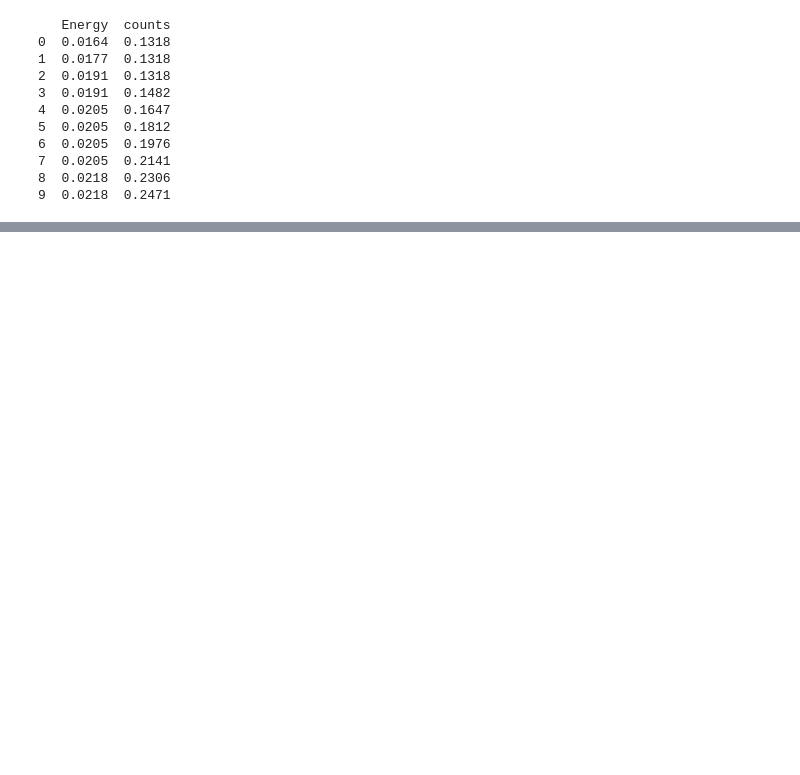
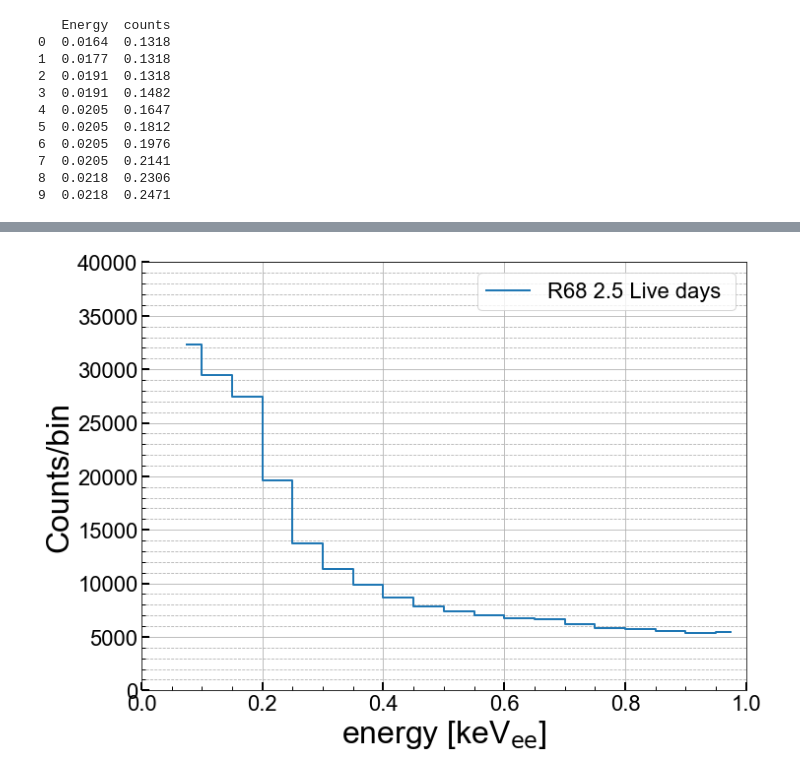
Before and after one commit to villano-lab/thermal-flux_paper2023, a Jupyter notebook: DAMIC/preliminary_plots.ipynb, the cells around one changed output, grey strips where cells are left out. Cells and saved outputs as stored; diff of their text form; code cells hidden in the pictures; blank space fills up the shorter version.

```diff
--- a/DAMIC/preliminary_plots.ipynb
+++ b/DAMIC/preliminary_plots.ipynb
@@ -298,0 +398,49 @@ plt.show()
+# %%
+##############
+
+#Rebinning
+fig,axes = plt.subplots(1,1,figsize=(11.0,8.0),sharex=True)
+ax1 = axes
+
+Emax1 = 1000 #eVee
+Ebins1=np.linspace(0,Emax,21) #I changed E max from 2000 to 1000 to make the x axis of the two plots line up
+Ebins_ctr1=(Ebins1[:-1]+Ebins1[1:])/2
+Efit_min1=50#[eVee]
+Efit_max1=1000#[eVee]
+spec_bounds1=(np.digitize(Efit_min1,Ebins1)-1,np.digitize(Efit_max1,Ebins1)-1)
+
+Ebins_ctr1[slice(*spec_bounds)].shape
+
+cthresh1=Ebins_ctr1>=50 #Only plot hists above threshold
+
+c_stat1,dc_stat1=spec.doBkgSub(r68.load_measured(verbose=False), Ebins1, Efit_min1, Efit_max1, doEffsyst=False, doBurstLeaksyst=False, output='counts')
+c_syst,dc_syst=spec.doBkgSub(r68.load_measured(verbose=False), Ebins1, Efit_min1, Efit_max1, doEffsyst=True, doBurstLeaksyst=False, output='counts')
+c_syst2,dc_syst2=spec.doBkgSub(r68.load_measured(verbose=False), Ebins1, Efit_min1, Efit_max1, doEffsyst=True, doBurstLeaksyst=True, output='counts')
+
+r_stat1,dr_stat1=spec.doBkgSub(r68.load_measured(verbose=False), Ebins1, Efit_min1, Efit_max1, doEffsyst=False, doBurstLeaksyst=False, output='reco-rate')
+r_syst1,dr_syst1=spec.doBkgSub(r68.load_measured(verbose=False), Ebins1, Efit_min1, Efit_max1, doEffsyst=True, doBurstLeaksyst=False, output='reco-rate')
+r_syst2_1,dr_syst2_1=spec.doBkgSub(r68.load_measured(verbose=False), Ebins1, Efit_min1, Efit_max1, doEffsyst=True, doBurstLeaksyst=True, output='reco-rate')
+#r_syst2 is counts with systematic uncertainties added?
+
+line_r_stat_count1 = ax1.errorbar(Ebins_ctr1[cthresh1] / 1000, 3600*60*r_stat1[cthresh1], drawstyle='steps-mid', linewidth=2, label='R68 2.5 Live days ')
+
+ymin = 0
+ymax = 40000
+
+blue = '#118DFA'
+
+
+
+ax1.set_yscale('linear')
+#ax1.set_yscale('log')
+ax1.set_xlim(0.0, 1)
+ax1.set_ylim(ymin,ymax)
+ax1.set_xlabel(r'energy [keV$_{\mathrm{ee}}$]')
+ax1.set_ylabel('Counts/bin')
+ax1.grid(True)
+ax1.yaxis.grid(True,which='minor',linestyle='--')
+ax1.legend(loc=1,prop={'size':22})
+
+plt.show()
+# %% [output]
+[figure, added]
```
Also changed, not shown: parts of 8 cells of this notebook.
